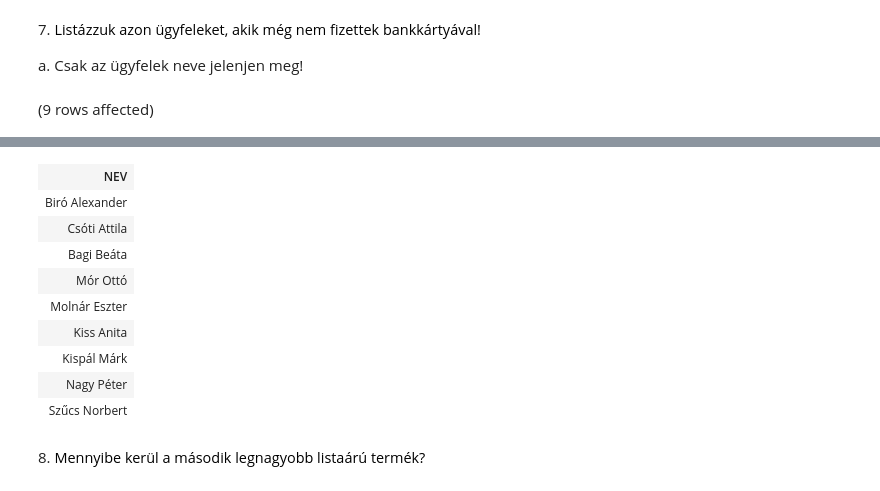
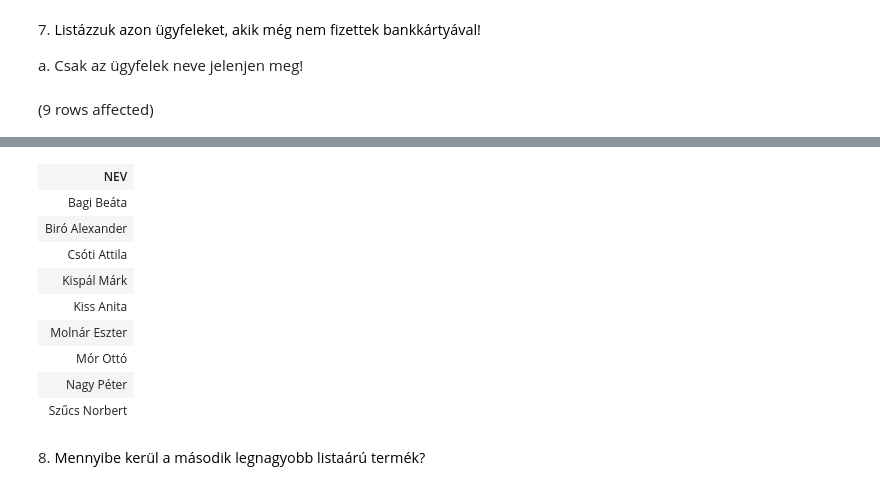
Before and after one commit to mlilla05/adatbazis_gyak, a Jupyter notebook: gyakorlat06_feladatok_gyak.ipynb, the cells around one changed output, grey strips where cells are left out. Cells and saved outputs as stored; diff of their text form; code cells hidden in the pictures.

```diff
--- a/gyakorlat06_feladatok_gyak.ipynb
+++ b/gyakorlat06_feladatok_gyak.ipynb
@@ -113,8 +195,12 @@ Total execution time: 00:00:00.068
 
 a. Csak az ügyfelek neve jelenjen meg!
 # %%
-SELECT NEV
-FROM Ugyfel
-WHERE [LOGIN] NOT IN (SELECT [LOGIN] FROM Rendeles WHERE FIZ_MOD <> 'Bankkártya')
+SELECT u.NEV
+FROM Ugyfel u
+WHERE u.NEV NOT IN  (
+                        SELECT u2.NEV
+                        FROM Ugyfel u2 JOIN Rendeles r2 ON u2.[LOGIN]=r2.[LOGIN]
+                        WHERE r2.FIZ_MOD='Bankkártya'
+                    )
 # %% [output]
 (9 rows affected)
@@ -122,11 +208,11 @@ Total execution time: 00:00:00.073
 | NEV |
+| Bagi Beáta |
 | Biró Alexander |
 | Csóti Attila |
-| Bagi Beáta |
+| Kispál Márk |
+| Kiss Anita |
+| Molnár Eszter |
 | Mór Ottó |
-| Molnár Eszter |
-| Kiss Anita |
-| Kispál Márk |
 | Nagy Péter |
 | Szűcs Norbert |
 # %% [markdown]
```
Also changed, not shown: parts of 17 cells of this notebook, 2 other files.
